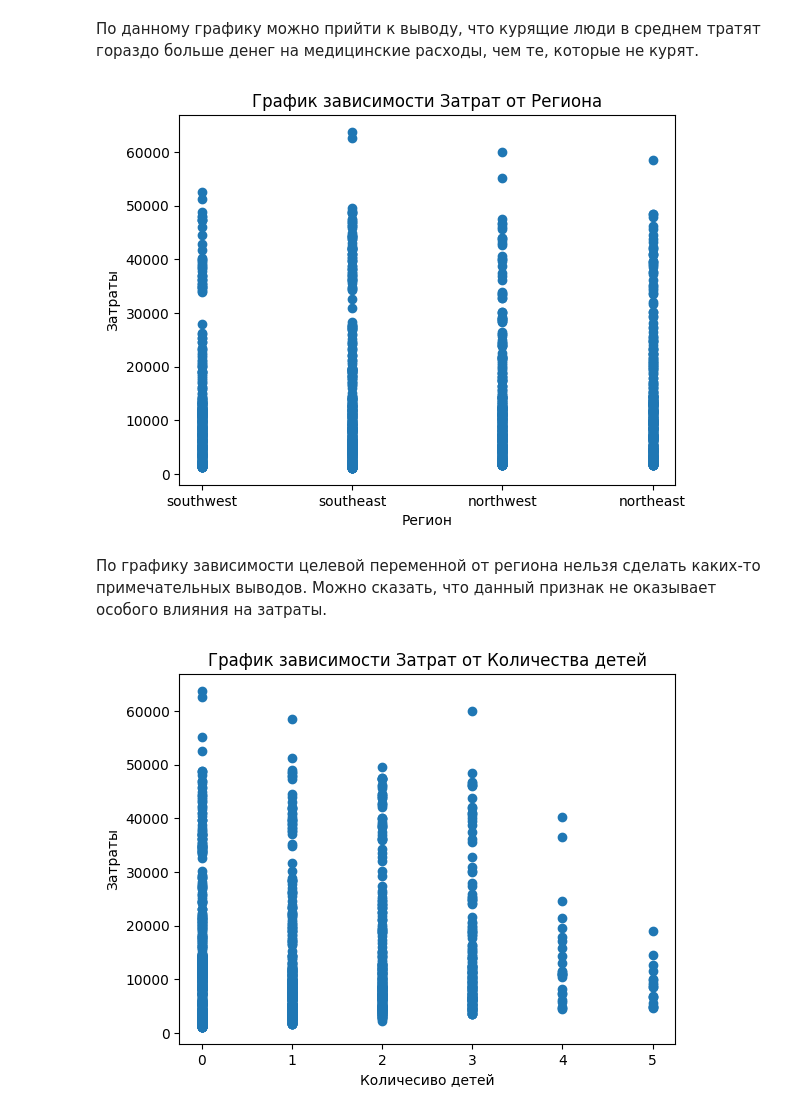
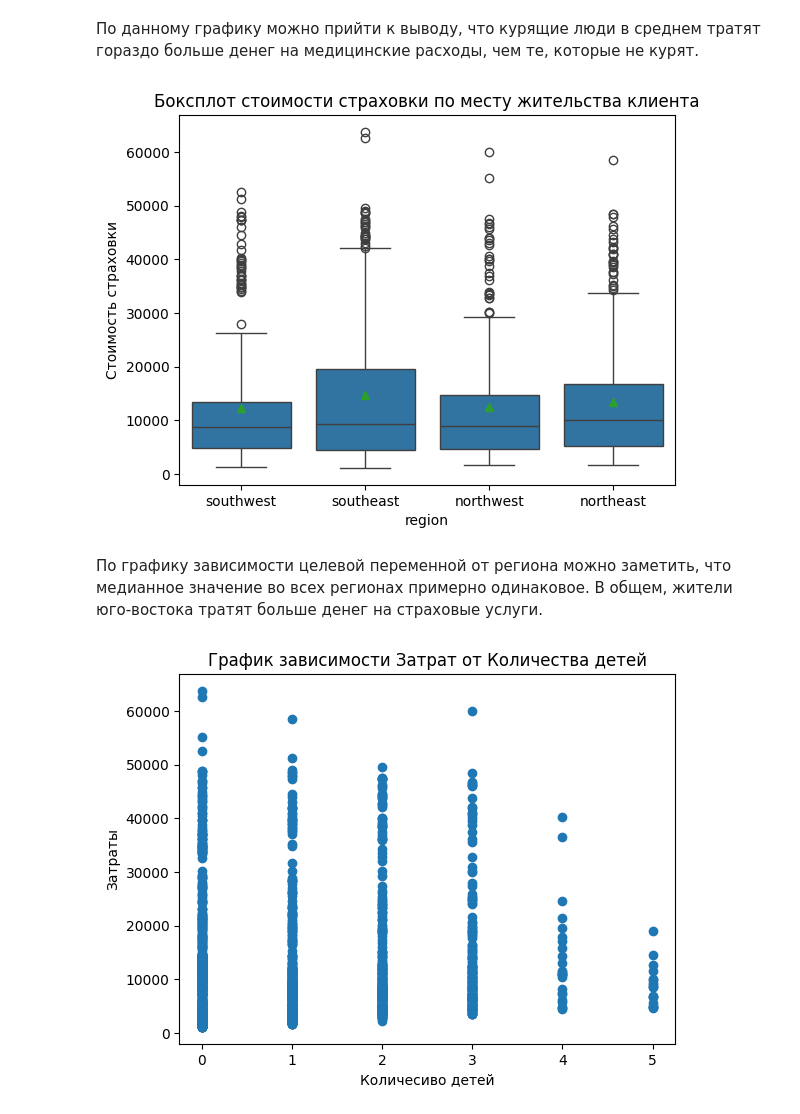
Before and after one commit to yulya11/introduction_to_ai, a Jupyter notebook: 02_lab_EDA.ipynb, the cells around one changed output. Saved outputs shown, nothing was run; the diff lists cells and outputs as text; code cells hidden in the pictures.

```diff
--- a/02_lab_EDA.ipynb
+++ b/02_lab_EDA.ipynb
@@ -270,15 +262,14 @@ plt.show()
 # %% [markdown]
 По данному графику можно прийти к выводу, что курящие люди в среднем тратят гораздо больше денег на медицинские расходы, чем те, которые не курят.
-# %%
-plt.scatter(data.region, data.charges)
-plt.xlabel("Регион")
-plt.ylabel("Затраты")
-plt.title("График зависимости Затрат от Региона")
-plt.show()
-# %% [output]
-[figure, removed]
-# %% [markdown]
-По графику зависимости целевой переменной от региона нельзя сделать каких-то примечательных выводов. Можно сказать, что данный признак не оказывает особого влияния на затраты.
+# %%
+sns.boxplot(x='region', y='charges', data=data[['region','charges']], showmeans=True)
+plt.title('Боксплот стоимости страховки по месту жительства клиента')
+plt.ylabel('Стоимость страховки')
+plt.show()
+# %% [output]
+[figure, added]
+# %% [markdown]
+По графику зависимости целевой переменной от региона можно заметить, что медианное значение во всех регионах примерно одинаковое. В общем, жители юго-востока тратят больше денег на страховые услуги.
 # %%
 plt.scatter(data.children, data.charges)
 plt.xlabel("Количесиво детей")
```
Also changed, not shown: parts of 4 cells of this notebook.
